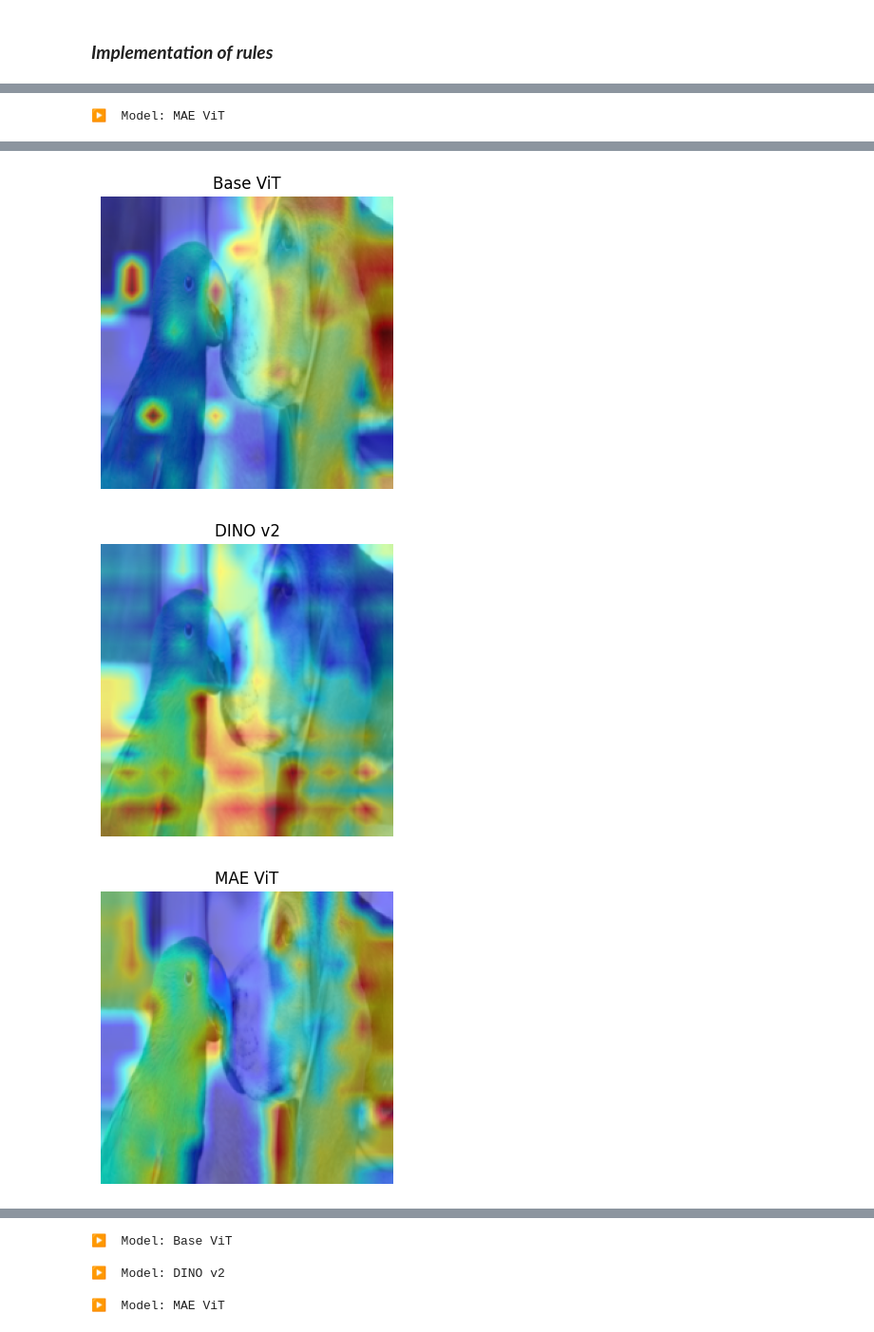
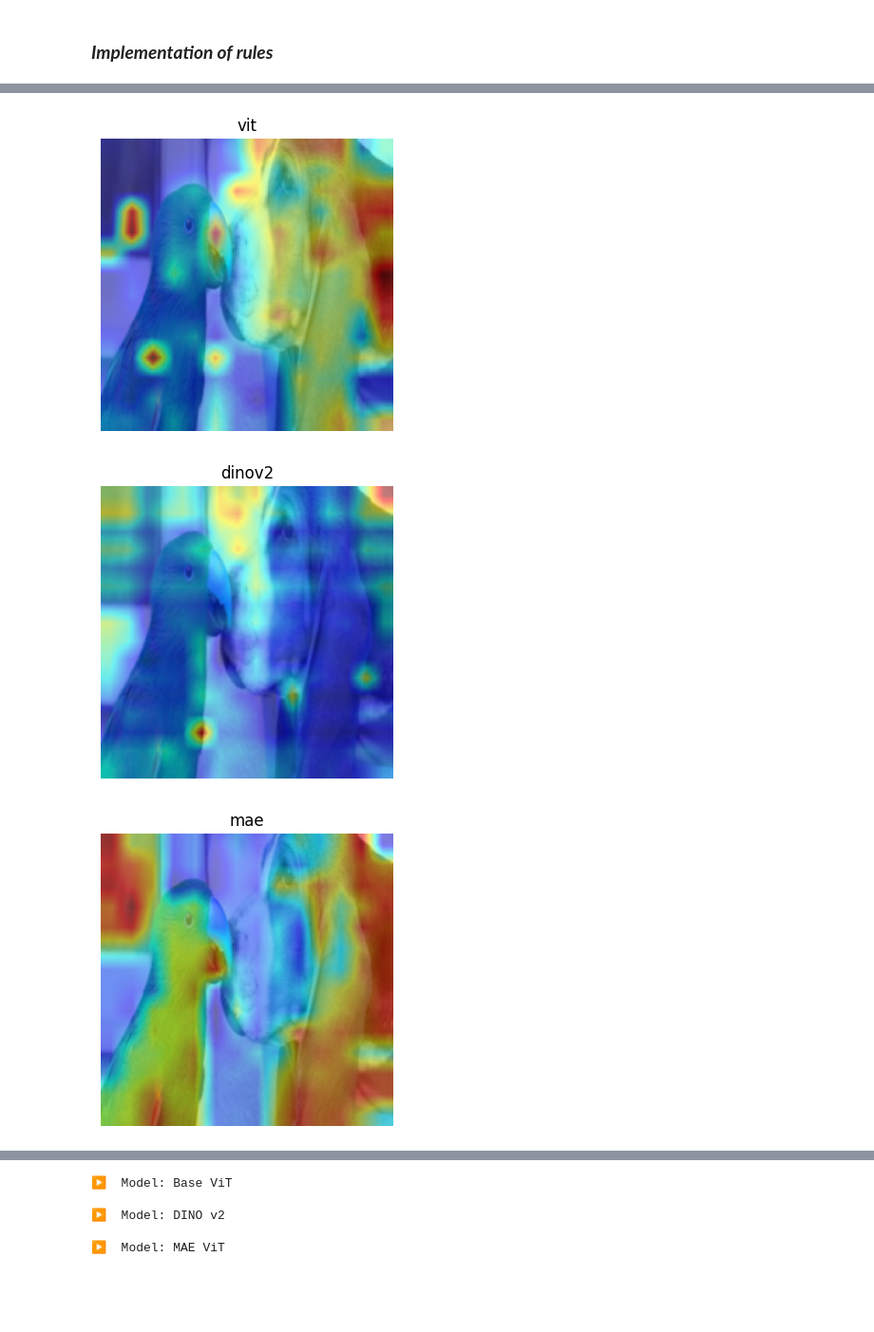
Before and after one commit to xiaossr/68300-final-project, a Jupyter notebook: Transformer_MM_explainability_ViT_multi_v2.ipynb, the cells around one changed output, grey strips where cells are left out. Shown at 95% size. Drawn from its saved outputs; the diff is of its cells as text; code cells hidden in the pictures; blank space fills up the shorter version.

```diff
--- a/Transformer_MM_explainability_ViT_multi_v2.ipynb
+++ b/Transformer_MM_explainability_ViT_multi_v2.ipynb
@@ -1101,18 +1496,15 @@ def generate_relevance(model, input_tensor, model_type='vit', reference_tensor=N
     model_type: one of ['vit', 'mae', 'dinov2']
     reference_tensor: for dinov2 similarity comparison
     '''
-    model.zero_grad()
-
     if model_type == 'mae':
         # MAE: self-supervised reconstruction
-        output = model(input_tensor)
-        target = input_tensor
-        loss = F.mse_loss(output, target)
+        output = model(input_tensor, register_hook=True)
+        loss = output.norm()
     elif model_type == 'dinov2':
         # DINOv2: cosine similarity to reference
         assert reference_tensor is not None, "reference_tensor is required for DINOv2"
         ref_feat = model(reference_tensor).detach()
-        output = model(input_tensor)
+        output = model(input_tensor, register_hook=True)
         loss = -F.cosine_similarity(output, ref_feat, dim=-1).mean()
     else:
         # ViT: use class logits + one-hot vector
@@ -1545,9 +1544,6 @@ def show_cam_on_image(img, mask):
     return cam
 
 def generate_visualization(model, original_image, model_type='vit', reference_tensor=None, patch_size=16):
-    with torch.no_grad():
-        _ = model(original_image.unsqueeze(0).cuda())  # to ensure hooks are triggered
-
     transformer_attribution = generate_relevance(model, original_image.unsqueeze(0).cuda(), model_type=model_type, reference_tensor=reference_tensor).detach()
     grid_size = int((transformer_attribution.shape[0]) ** 0.5)
     transformer_attribution = transformer_attribution.reshape(1, 1, grid_size, grid_size)
@@ -1580,7 +1572,7 @@ for name, model_name in model_variants.items():
     model.eval()
     output = model(inp)
 
-    heatmap = generate_visualization(model, transform(image))#, class_index=161)
+    heatmap = generate_visualization(model, transform(image), model_type=name, reference_tensor=inp)#, class_index=161)
     plt.figure(figsize=(4,4))
     plt.imshow(heatmap)
     plt.title(name)
@@ -1593 +1585,0 @@ Downloading: "https://dl.fbaipublicfiles.com/dinov2/dinov2_vitb14/dinov2_vitb14_
-▶️  Model: MAE ViT
@@ -1595,6 +1586,6 @@ Downloading: "https://dl.fbaipublicfiles.com/mae/pretrain/mae_pretrain_vit_base.
-[figure, old version]
+[figure, new version]
-[figure, old version]
+[figure, new version]
-[figure, old version]
+[figure, new version]
 # %%
 
 path = 'samples/catdog.png'
```
Also changed, not shown: parts of 11 cells of this notebook.
